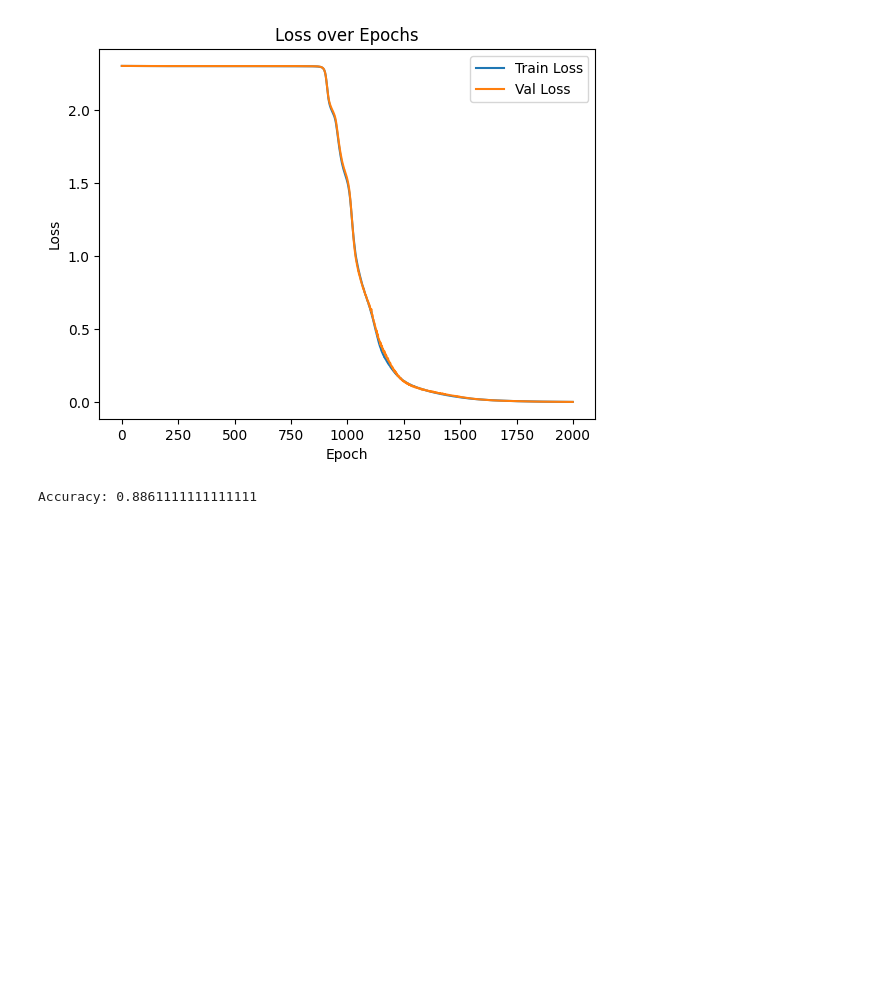
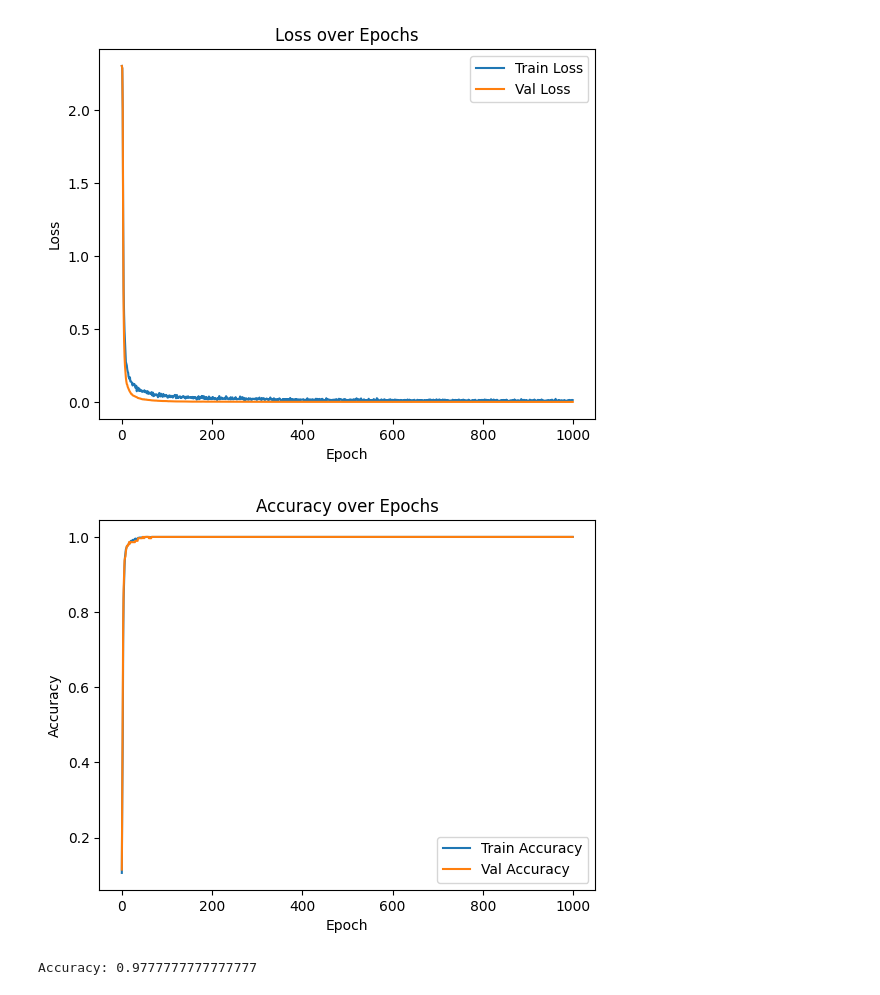
Before and after one commit to alessandroAbati/Programming_And_Mathematics_For_AI, a Jupyter notebook: Main_V2.ipynb, the cells around one changed output. Cells and saved outputs as stored; diff of their text form; code cells hidden in the pictures; blank space fills up the shorter version.

Commit message:
Add accuracy computation during training and accuracy plot

```diff
--- a/Main_V2.ipynb
+++ b/Main_V2.ipynb
@@ -349,20 +377,21 @@ X_train, X_test, y_train, y_test = train_test_split(X, y, test_size=0.2, random_
 
 # Create the neural network model
 network = NeuralNetwork()
-network.add_layer(Layer(64, 64, l1=0.1))  # 64 inputs (8x8 images)
+network.add_layer(Layer(64, 32))  # 64 inputs (8x8 images)
 network.add_layer(ReLU())
-#network.add_layer(Dropout(0.25))
-network.add_layer(Layer(64, 32))
-network.add_layer(ReLU())
-network.add_layer(Layer(32, 16))
-network.add_layer(ReLU())
-network.add_layer(Layer(16, 10))  # 10 classes
+network.add_layer(Dropout(0.25))
+#network.add_layer(Layer(128, 64, l2=0.01))
+#network.add_layer(ReLU())
+#network.add_layer(Layer(64, 32, l2=0.01))
+#network.add_layer(ReLU())
+network.add_layer(Layer(32, 10))  # 10 classes
 network.add_layer(Softmax())
 
 # Train the network
-network.train(X_train, y_train, epochs=2000, learning_rate=0.0001, optimizer='Momentum', batch_size=32)
+network.train(X_train, y_train, epochs=1000, learning_rate=0.1, optimizer='GD', momentum=0.5, batch_size=32)
 
 network.plot_loss()
+network.plot_accuracy()
 
 # Evaluate the performance of the model
 y_pred = network.predict(X_test)
@@ -391,5 +420,6 @@ Epoch 1990/2000 --- Train Loss: 0.0025635650488325203 --- Val Loss: 0.0025070484
-[figure, old version]
+[figure, new version]
+[figure, added]
-Accuracy: 0.8861111111111111
+Accuracy: 0.9777777777777777
 # %%
 from sklearn.datasets import load_breast_cancer
 
```
Also changed, not shown: parts of 4 cells of this notebook.
